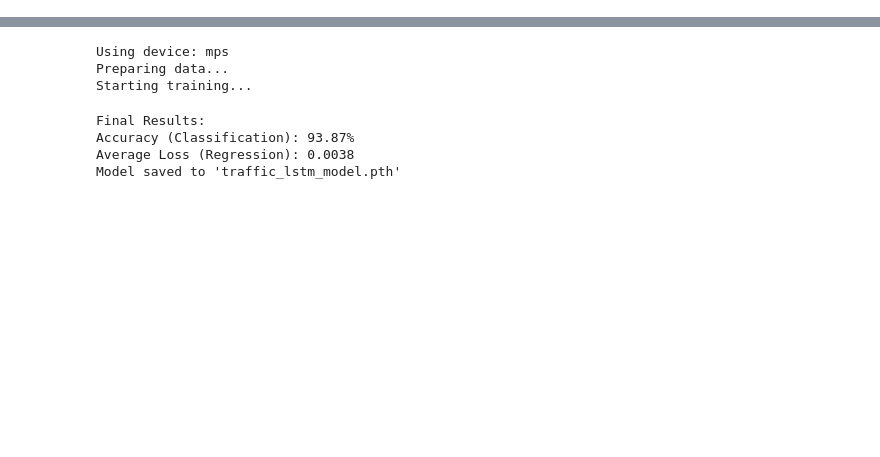
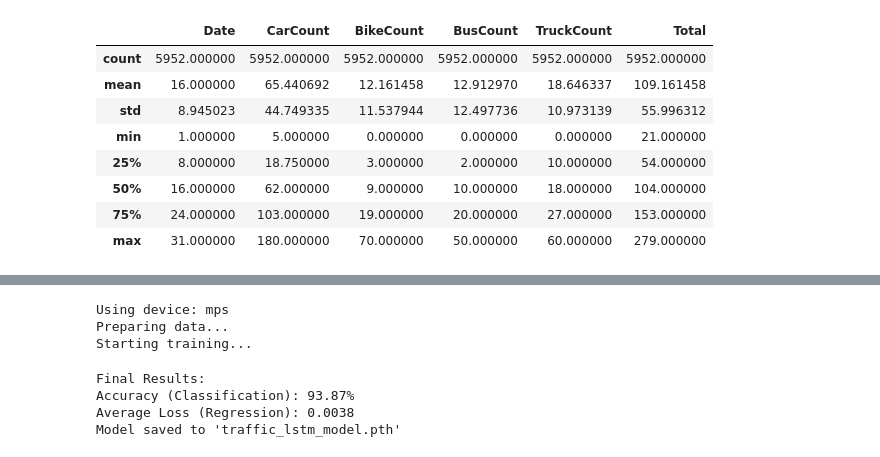
Before and after one commit to TheOctoMizer/AAI-530-Project, a Jupyter notebook: train_lstm.ipynb, the cells around one changed output, grey strips where cells are left out. Saved outputs shown, nothing was run; the diff lists cells and outputs as text; code cells hidden in the pictures; blank space fills up the shorter version.

```diff
--- a/train_lstm.ipynb
+++ b/train_lstm.ipynb
@@ -11,0 +23,12 @@ from lstm import TrafficLSTM
+# %%
+df.describe()
+# %% [output]
+|  | Date | CarCount | BikeCount | BusCount | TruckCount | Total |
+| count | 5952.000000 | 5952.000000 | 5952.000000 | 5952.000000 | 5952.000000 | 5952.000000 |
+| mean | 16.000000 | 65.440692 | 12.161458 | 12.912970 | 18.646337 | 109.161458 |
+| std | 8.945023 | 44.749335 | 11.537944 | 12.497736 | 10.973139 | 55.996312 |
+| min | 1.000000 | 5.000000 | 0.000000 | 0.000000 | 0.000000 | 21.000000 |
+| 25% | 8.000000 | 18.750000 | 3.000000 | 2.000000 | 10.000000 | 54.000000 |
+| 50% | 16.000000 | 62.000000 | 9.000000 | 10.000000 | 18.000000 | 104.000000 |
+| 75% | 24.000000 | 103.000000 | 19.000000 | 20.000000 | 27.000000 | 153.000000 |
+| max | 31.000000 | 180.000000 | 70.000000 | 50.000000 | 60.000000 | 279.000000 |
```
Also changed, not shown: parts of 5 cells of this notebook.
